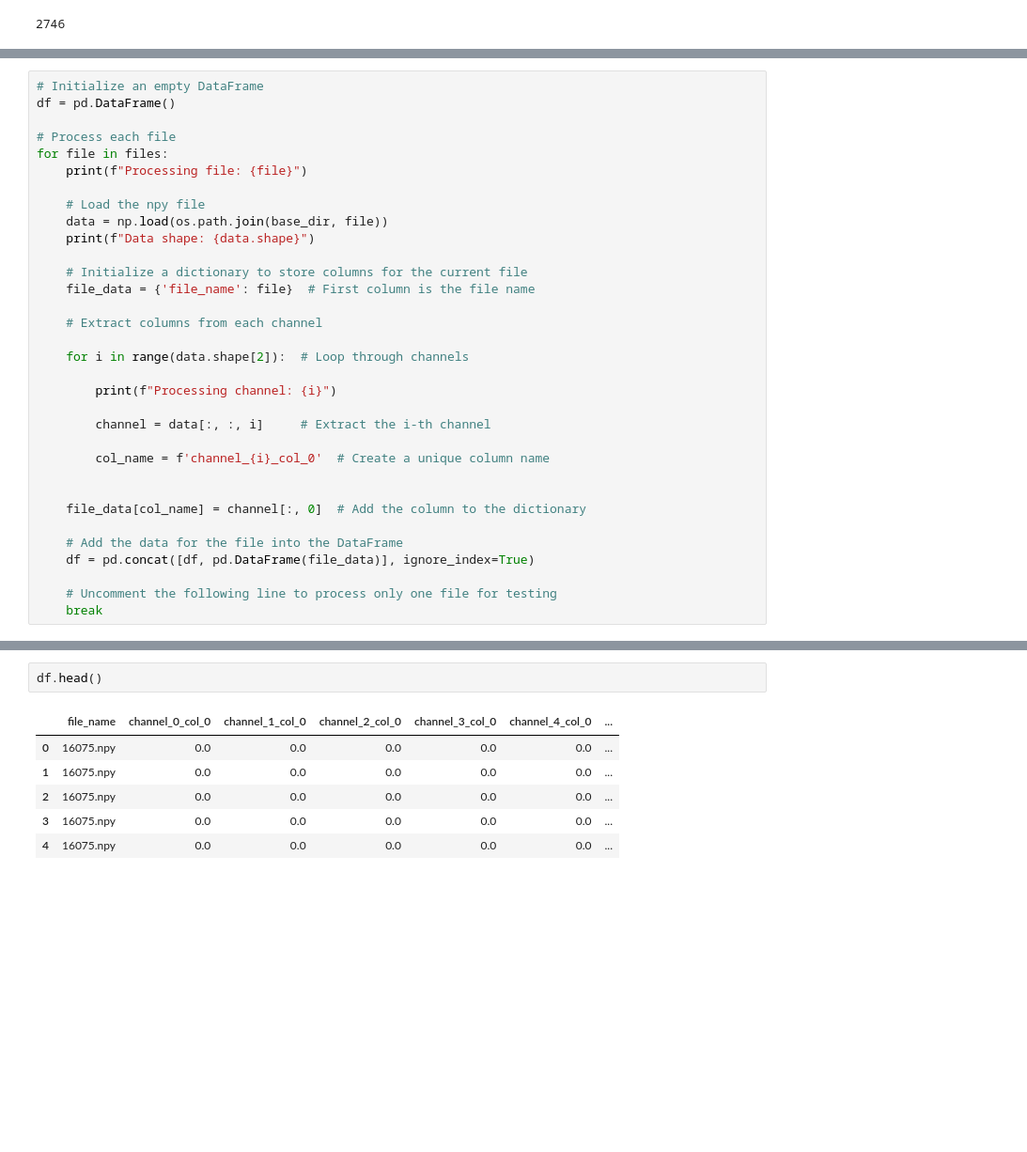
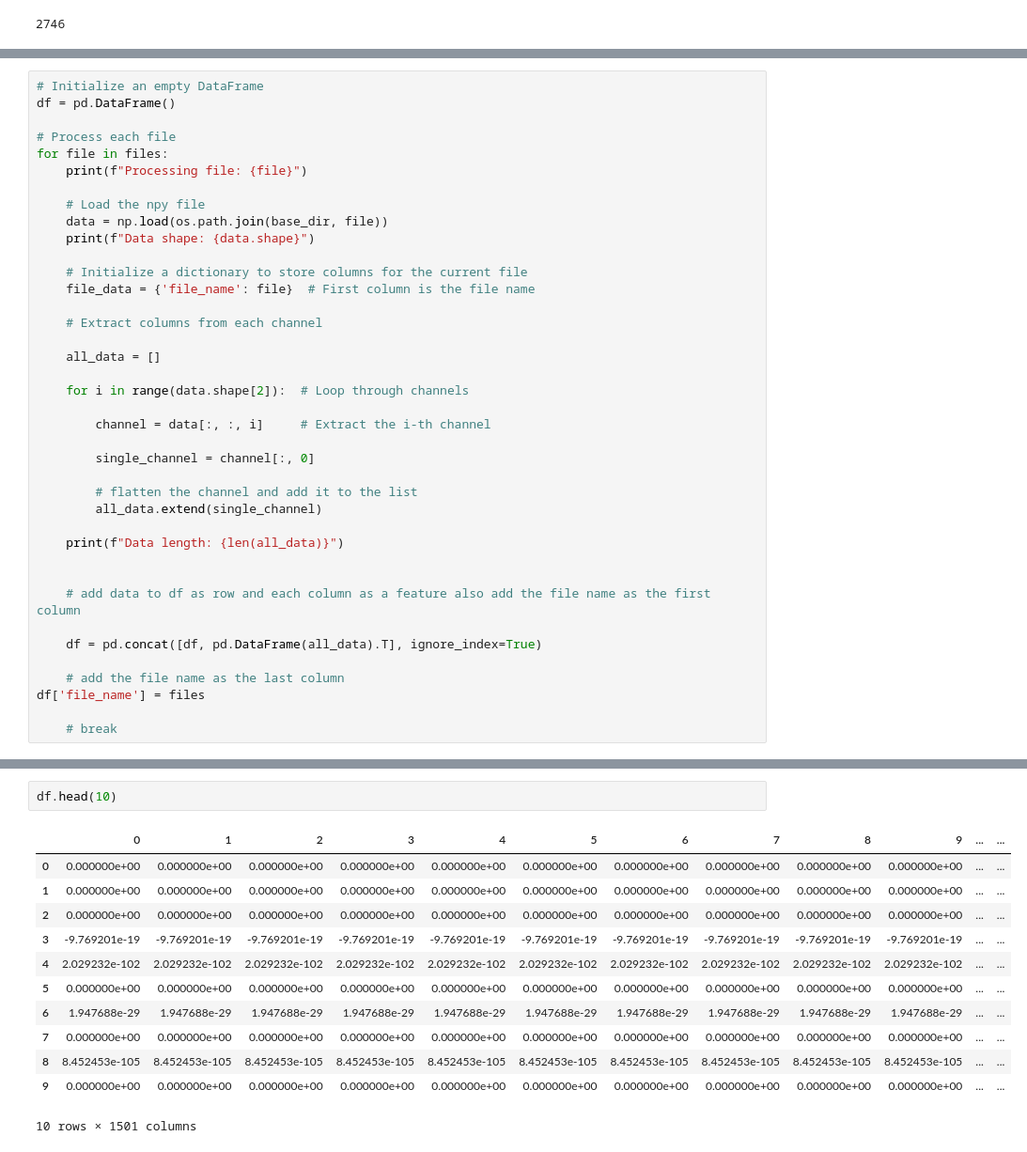
Before and after one commit to hashansl/ornl-overdose-modeling-per-images, a Jupyter notebook: XGBoost/main.ipynb, the cells around one changed output, grey strips where cells are left out. Shown: that part at 94% size. Drawn from its saved outputs; the diff is of its cells as text; blank space fills up the shorter version.

Commit message:
dataframe created from H0 columns

```diff
--- a/XGBoost/main.ipynb
+++ b/XGBoost/main.ipynb
@@ -78,22 +78,28 @@ for file in files:
 
     # Extract columns from each channel
 
+    all_data = []
+
     for i in range(data.shape[2]):  # Loop through channels
-
-        print(f"Processing channel: {i}")
 
         channel = data[:, :, i]     # Extract the i-th channel
 
-        col_name = f'channel_{i}_col_0'  # Create a unique column name
+        single_channel = channel[:, 0]
+
+        # flatten the channel and add it to the list
+        all_data.extend(single_channel)
+
+    print(f"Data length: {len(all_data)}")
 
 
-    file_data[col_name] = channel[:, 0]  # Add the column to the dictionary
+    # add data to df as row and each column as a feature also add the file name as the first column
 
-    # Add the data for the file into the DataFrame
-    df = pd.concat([df, pd.DataFrame(file_data)], ignore_index=True)
+    df = pd.concat([df, pd.DataFrame(all_data).T], ignore_index=True)
 
-    # Uncomment the following line to process only one file for testing
-    break
+    # add the file name as the last column
+df['file_name'] = files
+
+    # break
 # %% [output]
 Processing file: 16075.npy
 Data shape: (100, 100, 15)
@@ -115,12 +121,18 @@ Processing channel: 14
 # %%
-df.head()
+df.head(10)
 # %% [output]
-|  | file_name | channel_0_col_0 | channel_1_col_0 | channel_2_col_0 | channel_3_col_0 | channel_4_col_0 | ... |
-| 0 | 16075.npy | 0.0 | 0.0 | 0.0 | 0.0 | 0.0 | ... |
-| 1 | 16075.npy | 0.0 | 0.0 | 0.0 | 0.0 | 0.0 | ... |
-| 2 | 16075.npy | 0.0 | 0.0 | 0.0 | 0.0 | 0.0 | ... |
-| 3 | 16075.npy | 0.0 | 0.0 | 0.0 | 0.0 | 0.0 | ... |
-| 4 | 16075.npy | 0.0 | 0.0 | 0.0 | 0.0 | 0.0 | ... |
+|  | 0 | 1 | 2 | 3 | 4 | 5 | 6 | 7 | 8 | 9 | ... | ... |
+| 0 | 0.000000e+00 | 0.000000e+00 | 0.000000e+00 | 0.000000e+00 | 0.000000e+00 | 0.000000e+00 | 0.000000e+00 | 0.000000e+00 | 0.000000e+00 | 0.000000e+00 | ... | ... |
+| 1 | 0.000000e+00 | 0.000000e+00 | 0.000000e+00 | 0.000000e+00 | 0.000000e+00 | 0.000000e+00 | 0.000000e+00 | 0.000000e+00 | 0.000000e+00 | 0.000000e+00 | ... | ... |
+| 2 | 0.000000e+00 | 0.000000e+00 | 0.000000e+00 | 0.000000e+00 | 0.000000e+00 | 0.000000e+00 | 0.000000e+00 | 0.000000e+00 | 0.000000e+00 | 0.000000e+00 | ... | ... |
+| 3 | -9.769201e-19 | -9.769201e-19 | -9.769201e-19 | -9.769201e-19 | -9.769201e-19 | -9.769201e-19 | -9.769201e-19 | -9.769201e-19 | -9.769201e-19 | -9.769201e-19 | ... | ... |
+| 4 | 2.029232e-102 | 2.029232e-102 | 2.029232e-102 | 2.029232e-102 | 2.029232e-102 | 2.029232e-102 | 2.029232e-102 | 2.029232e-102 | 2.029232e-102 | 2.029232e-102 | ... | ... |
+| 5 | 0.000000e+00 | 0.000000e+00 | 0.000000e+00 | 0.000000e+00 | 0.000000e+00 | 0.000000e+00 | 0.000000e+00 | 0.000000e+00 | 0.000000e+00 | 0.000000e+00 | ... | ... |
+| 6 | 1.947688e-29 | 1.947688e-29 | 1.947688e-29 | 1.947688e-29 | 1.947688e-29 | 1.947688e-29 | 1.947688e-29 | 1.947688e-29 | 1.947688e-29 | 1.947688e-29 | ... | ... |
+| 7 | 0.000000e+00 | 0.000000e+00 | 0.000000e+00 | 0.000000e+00 | 0.000000e+00 | 0.000000e+00 | 0.000000e+00 | 0.000000e+00 | 0.000000e+00 | 0.000000e+00 | ... | ... |
+| 8 | 8.452453e-105 | 8.452453e-105 | 8.452453e-105 | 8.452453e-105 | 8.452453e-105 | 8.452453e-105 | 8.452453e-105 | 8.452453e-105 | 8.452453e-105 | 8.452453e-105 | ... | ... |
+| 9 | 0.000000e+00 | 0.000000e+00 | 0.000000e+00 | 0.000000e+00 | 0.000000e+00 | 0.000000e+00 | 0.000000e+00 | 0.000000e+00 | 0.000000e+00 | 0.000000e+00 | ... | ... |
+10 rows × 1501 columns
 # %%
 df.shape
 # %% [output]
```
Also changed, not shown: parts of 2 cells of this notebook.
